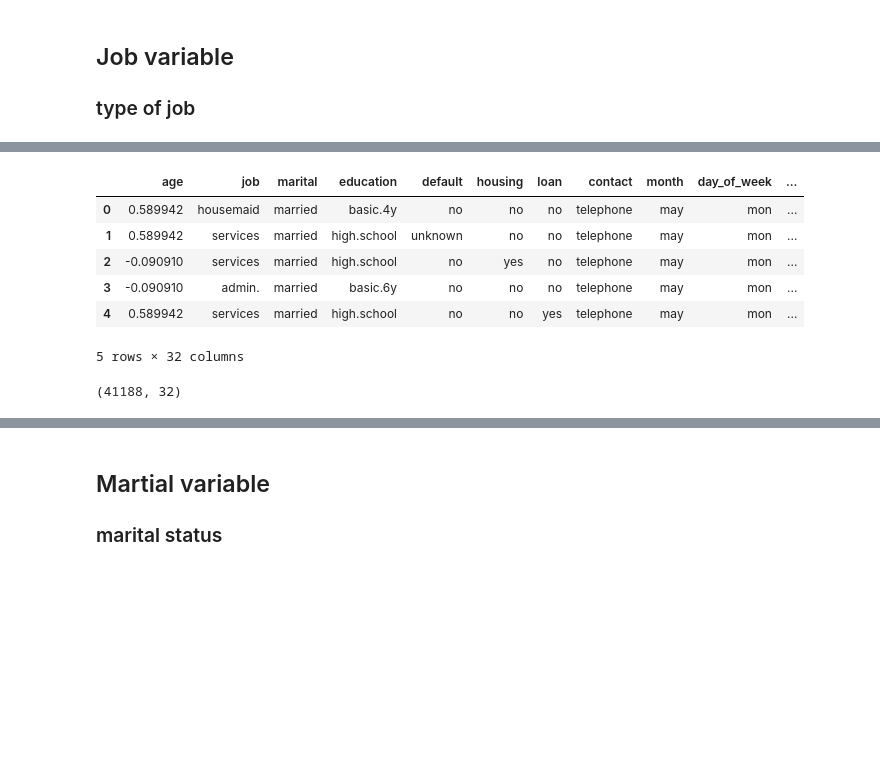
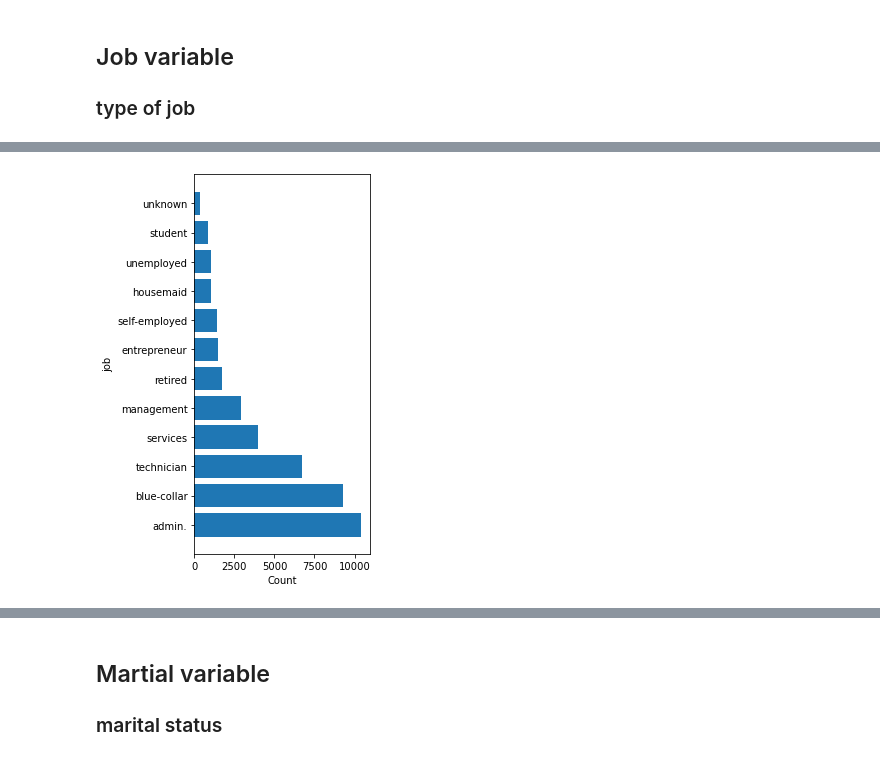
Before and after one commit to sohrabfaridi/Bank-Marketing, a Jupyter notebook: Bank-Marketing.ipynb, the cells around one changed output, grey strips where cells are left out. Drawn from its saved outputs; the diff is of its cells as text; code cells hidden in the pictures; blank space fills up the shorter version.

```diff
--- a/Bank-Marketing.ipynb
+++ b/Bank-Marketing.ipynb
@@ -168,15 +200,4 @@ df_tree= pd.concat([df_tree, dummy_job_tree], axis=1)
-# %%
-df.head()
-# %% [output]
-|  | age | job | marital | education | default | housing | loan | contact | month | day_of_week | ... |
-| 0 | 0.589942 | housemaid | married | basic.4y | no | no | no | telephone | may | mon | ... |
-| 1 | 0.589942 | services | married | high.school | unknown | no | no | telephone | may | mon | ... |
-| 2 | -0.090910 | services | married | high.school | no | yes | no | telephone | may | mon | ... |
-| 3 | -0.090910 | admin. | married | basic.6y | no | no | no | telephone | may | mon | ... |
-| 4 | 0.589942 | services | married | high.school | no | no | yes | telephone | may | mon | ... |
-5 rows × 32 columns
-# %%
-#21+ 12= 33
-df.shape
-# %% [output]
-(41188, 32)
+# %%
+freq_ploth('job', (4, 6))
+# %% [output]
+[figure, added]
```
Also changed, not shown: parts of 464 cells of this notebook.
